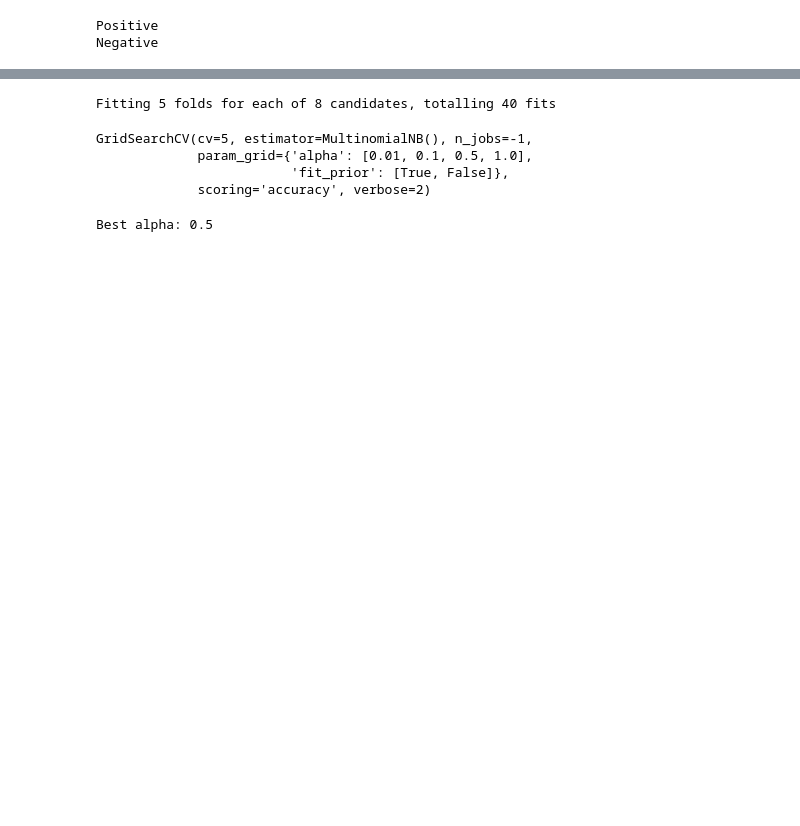
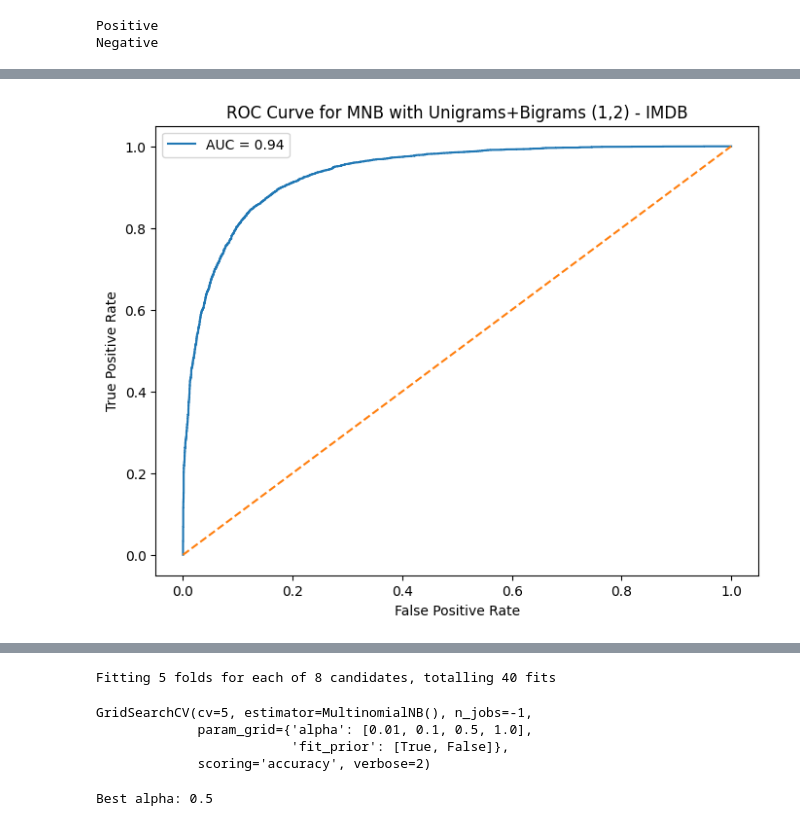
Before and after one commit to Santosh-87/IMDB_Movie_Sentiment_Analysis, a Jupyter notebook: IMDB_Movie_Sentiment_Analysis.ipynb, the cells around one changed output, grey strips where cells are left out. Cells and saved outputs as stored; diff of their text form; code cells hidden in the pictures; blank space fills up the shorter version.

```diff
--- a/IMDB_Movie_Sentiment_Analysis.ipynb
+++ b/IMDB_Movie_Sentiment_Analysis.ipynb
@@ -552,0 +667,9 @@ Negative
+# %%
+
+display_ROC(
+    y_test,
+    y_prob_unibi,
+    title="MNB with Unigrams+Bigrams (1,2) - IMDB"
+)
+# %% [output]
+[figure, added]
```
Also changed, not shown: parts of 48 cells of this notebook.
